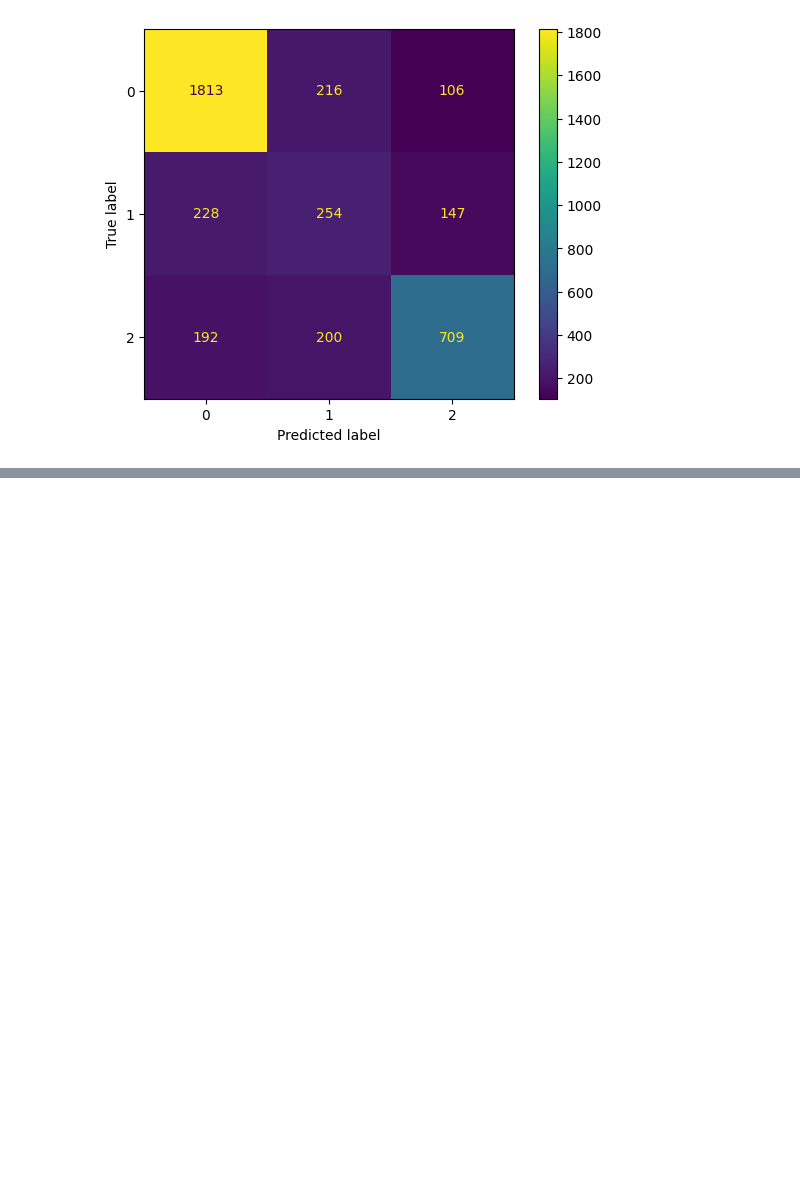
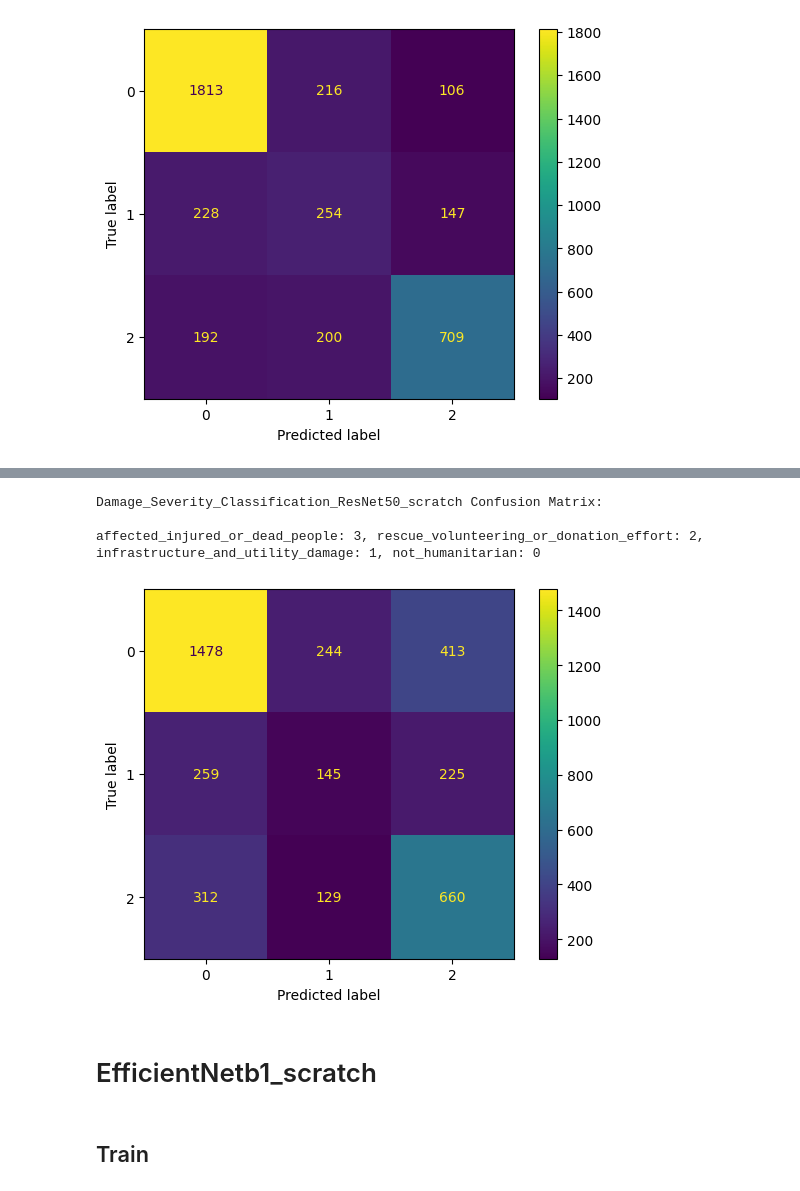
Before and after one commit to lmc6130/Crisis-Vision-Datasets-Reproduce, a Jupyter notebook: Damage Severity Task.ipynb, the cells around one changed output, grey strips where cells are left out. Saved outputs shown, nothing was run; the diff lists cells and outputs as text; code cells hidden in the pictures; blank space fills up the shorter version.

```diff
--- a/Reproduce Damage Severity.ipynb
+++ b/Damage Severity Task.ipynb
@@ -1670,0 +1810,14 @@ severe: 2, mild: 1, little_or_none: 0
+# %%
+best_val_acc = 0
+best_val_f1 = 0
+
+for epoch in range(epochs):
+    train_loss, train_acc, train_f1, train_time = train_one_epoch(trainloader) # Training
+    val_loss, val_acc, val_f1, val_time, best_val_acc, cm, cr = val_one_epoch(testloader, best_val_acc) # Validation
+    lr_scheduler.step(val_loss)
+
+    if val_f1 > best_val_f1:
+        best_val_f1 = val_f1
+
+    total_time = train_time + val_time
+    print(f"Epoch {epoch+1}/{epochs} - loss: {train_loss:.4f} - accuracy: {train_acc:.2f}% - val_loss: {val_loss:.4f} - val_accuracy: {val_acc:.2f}% - time: {total_time:.2f}s")
@@ -1670,0 +1883,14 @@ severe: 2, mild: 1, little_or_none: 0
+# %%
+# "severe": 2, "mild": 1, "little_or_none": 0
+print(task + '_ResNet50_scratch Confusion Matrix:\n')
+print('severe: 2, mild: 1, little_or_none: 0')
+disp = ConfusionMatrixDisplay(confusion_matrix=cm, display_labels=None)
+disp.plot()
+plt.show()
+# %% [output]
+Damage_Severity_Classification_ResNet50_scratch Confusion Matrix:
+
+affected_injured_or_dead_people: 3, rescue_volunteering_or_donation_effort: 2, infrastructure_and_utility_damage: 1, not_humanitarian: 0
+[figure, added]
+# %% [markdown]
+# EfficientNetb1_scratch
@@ -1670,0 +1909,2 @@ severe: 2, mild: 1, little_or_none: 0
+# %% [markdown]
+## Train
```
Also changed, not shown: parts of 15 cells of this notebook.
